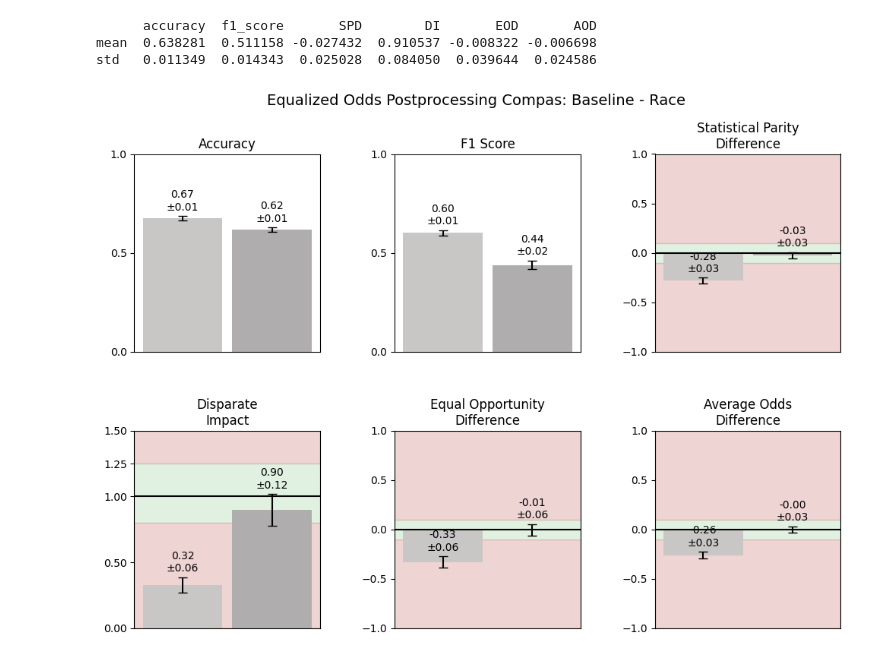
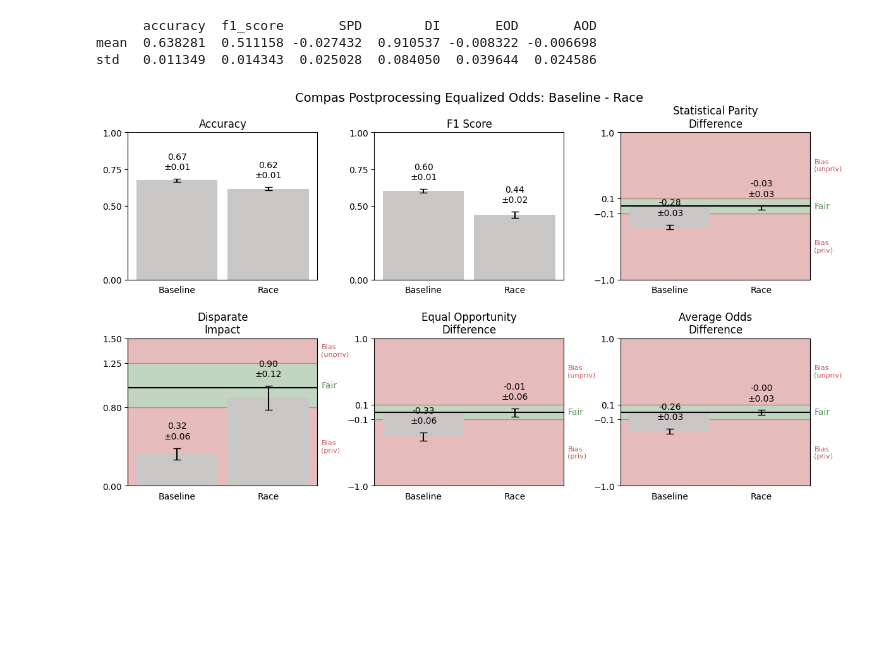
Before and after one commit to jeaend/bias-mitigation-aif360, a Jupyter notebook: notebooks/COMPAS/07_post_EqOddsPostprocessing.ipynb, the cells around one changed output. Drawn from its saved outputs; the diff is of its cells as text; code cells hidden in the pictures; blank space fills up the shorter version.

```diff
--- a/notebooks/COMPAS/07_post_EqOddsPostprocessing.ipynb
+++ b/notebooks/COMPAS/07_post_EqOddsPostprocessing.ipynb
@@ -18,3 +18,8 @@ from sklearn.model_selection import StratifiedShuffleSplit, StratifiedKFold
+# %%
+dataset_name = 'compas'
+mitigation_name   = 'equalized odds postprocessing'
+pipeline_stage    = 'postprocessing'
+out_dir_plots    = '../../reports/plots_compas'
 # %%
 baseline_race_agg = pd.read_csv('../../reports/baseline_agg/compas_race_metrics_agg.csv', index_col=0)
 baseline_sex_agg = pd.read_csv('../../reports/baseline_agg/compas_sex_metrics_agg.csv', index_col=0)
@@ -175,6 +187,11 @@ print(compas_race_metrics_agg)
 mean  0.638281  0.511158 -0.027432  0.910537 -0.008322 -0.006698
 std   0.011349  0.014343  0.025028  0.084050  0.039644  0.024586
 # %%
-compare_viz_metrics_2x3(baseline_sex_agg, compas_sex_metrics_agg, 'Baseline', 'Race', 'Equalized Odds Postprocessing Compas: Baseline - Race')
+plot_title = 'Compas Postprocessing Equalized Odds: Baseline - Race'
+fig = compare_viz_metrics_2x3(baseline_sex_agg, compas_sex_metrics_agg, 'Baseline', 'Race', plot_title)
+fname    = plot_title.replace(' ', '_').replace('(', '').replace(')', '')
+out_path = os.path.join(out_dir_plots, f'{fname}.png')
+fig.savefig(out_path)
+fig.show()
 # %% [output]
-[figure, old version]
+[figure, new version]
```
Also changed, not shown: parts of 5 cells of this notebook, 8 other files.
